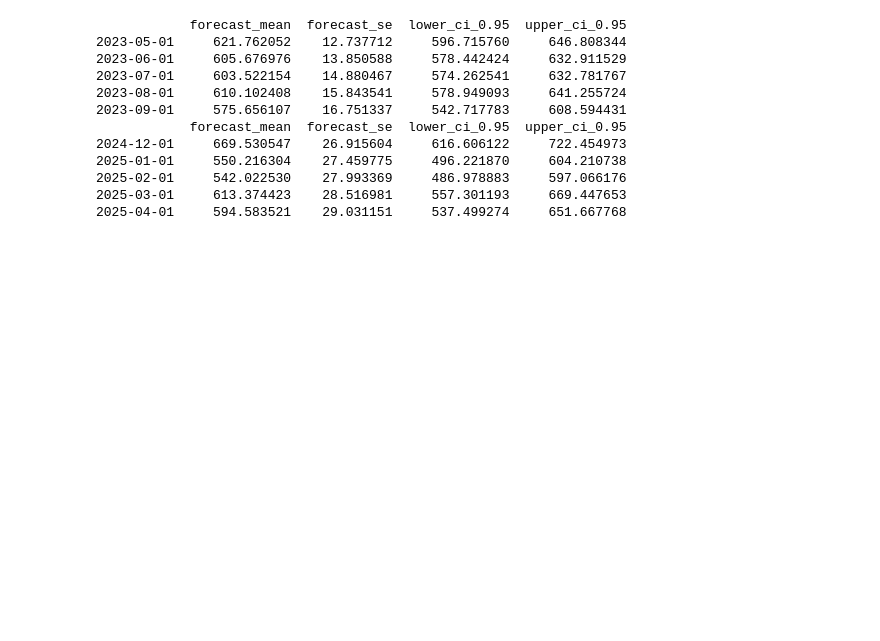
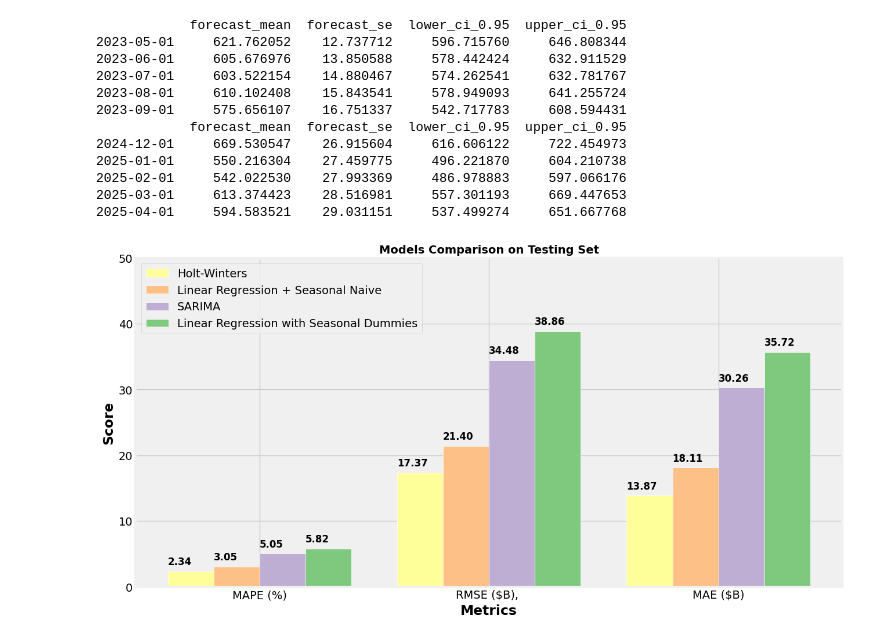
Before and after one commit to ashrafalaghbari/RetailSensei, a Jupyter notebook: notebooks/holt_winters_model.ipynb, the cells around one changed output. Saved outputs shown, nothing was run; the diff lists cells and outputs as text; code cells hidden in the pictures; blank space fills up the shorter version.

Commit message:
Add models comparison plot

```diff
--- a/notebooks/holt_winters_model.ipynb
+++ b/notebooks/holt_winters_model.ipynb
@@ -195,3 +195,69 @@ test.to_csv('test.csv')
 entire_data.to_csv('entire_data.csv')
 hw_forecast_dev.to_csv('hw_forecast_dev.csv')
 hw_forecast.to_csv('hw_forecast.csv')
+# %%
+import matplotlib.pyplot as plt
+import numpy as np
+plt.style.use('fivethirtyeight')
+
+# Initialize figure with one plot
+fig, ax1 = plt.subplots(1, 1)
+# fig.suptitle('Model Comparison', fontsize=16, fontweight='bold')
+fig.set_size_inches(14, 7)
+fig.set_facecolor('white')
+
+# Set bar size
+barWidth = 0.2
+
+hw_score = [2.34, 17.37, 13.87]
+lrsn_score = [3.05, 21.4, 18.11]
+sar_score = [5.05, 34.48, 30.26]
+lrsd_score = [5.82, 38.86, 35.72]
+
+
+
+# Set position of bars on X axis
+r1 = np.arange(len(hw_score))
+r2 = [x + barWidth for x in r1]
+r3 = [x + barWidth for x in r2]
+r4 = [x + barWidth for x in r3]
+
+
+
+# Make the plot
+ax1.bar(r1, hw_score, width=barWidth, edgecolor='white', label='Holt-Winters', color="#ffff99")
+ax1.bar(r2, lrsn_score, width=barWidth, edgecolor='white', label='Linear Regression + Seasonal Naive', color="#fdc086")
+ax1.bar(r3, sar_score, width=barWidth, edgecolor='white', label='SARIMA', color="#beaed4")
+ax1.bar(r4, lrsd_score, width=barWidth, edgecolor='white', label='Linear Regression with Seasonal Dummies', color="#7fc97f")
+
+
+
+# Add scores to the top of each bar
+for i, v in enumerate(hw_score):
+    ax1.text(i - 0.1, v + 1, f"{v:.2f}", color='black', fontweight='bold', fontsize=12)
+for i, v in enumerate(lrsn_score):
+    ax1.text(i + barWidth - 0.1, v + 1, f"{v:.2f}", color='black', fontweight='bold', fontsize=12)
+for i, v in enumerate(sar_score):
+    ax1.text(i + 2*barWidth - 0.1, v + 1, f"{v:.2f}", color='black', fontweight='bold', fontsize=12)
+for i, v in enumerate(lrsd_score):
+    ax1.text(i + 3*barWidth - 0.1, v + 1, f"{v:.2f}", color='black', fontweight='bold', fontsize=12)
+
+# Configure x and y axis
+ax1.set_xlabel('Metrics', fontweight='bold')
+#ADD R SQUARED SCORE BUT THE THE 2 SHOULD BE RAISED  TOTHE POWER
+#7fc97f
+
+labels = ['MAPE (%)', 'RMSE ($B), ', 'MAE ($B)']
+ax1.set_xticks([r + (barWidth * 1.5) for r in range(len(hw_score))])
+ax1.set_xticklabels(labels)
+ax1.set_ylabel('Score', fontweight='bold')
+ax1.set_ylim(0, 50)
+
+# Create legend & title
+ax1.set_title('Models Comparison on Testing Set', fontsize=14, fontweight='bold')
+ax1.legend()
+
+# Display the plot
+plt.show()
+# %% [output]
+[figure, added]
```
